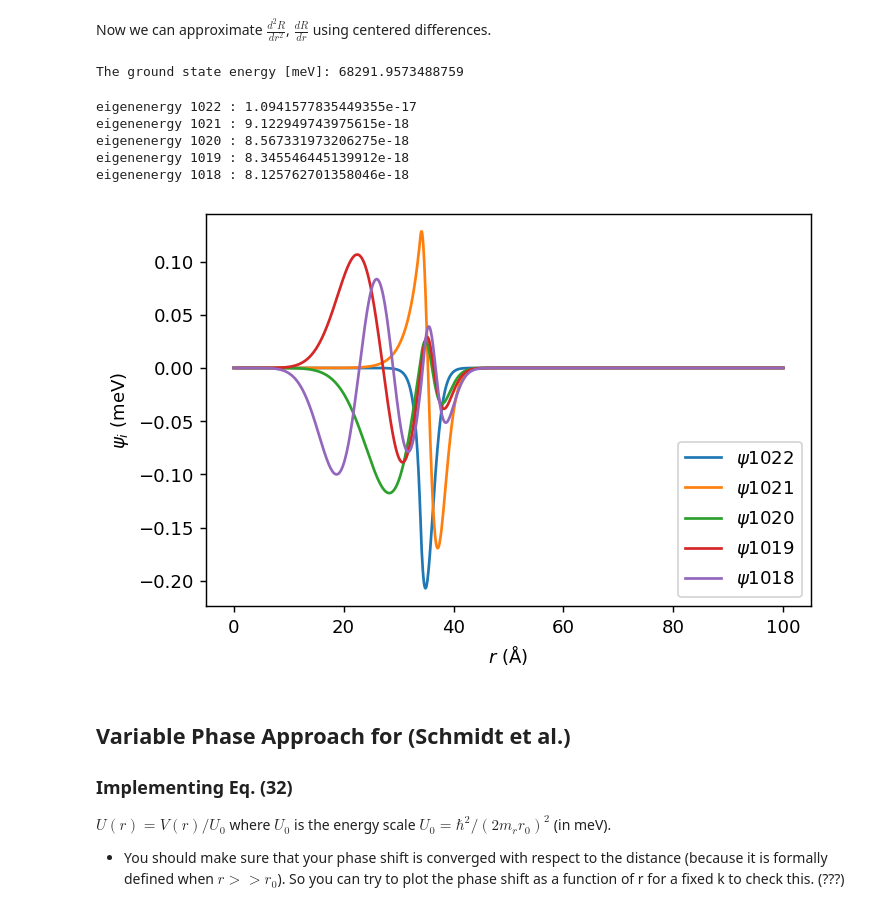
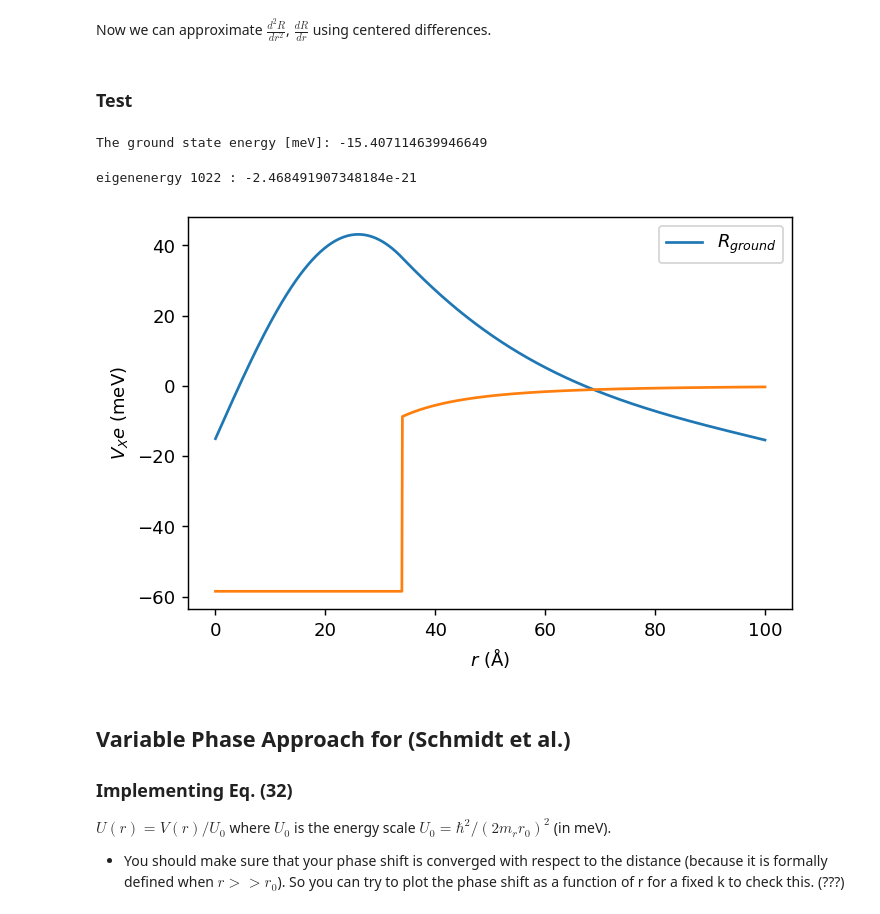
Before and after one commit to anabanami/scatterbrain, a Jupyter notebook: scatterbrain.ipynb, the cells around one changed output. Saved outputs shown, nothing was run; the diff lists cells and outputs as text; code cells hidden in the pictures.

Commit message:
Schmidt groundstate, must fix BCS of matrix A

```diff
--- a/scatterbrain.ipynb
+++ b/scatterbrain.ipynb
@@ -33,8 +31,10 @@ mass_eff_e = 0.47 * mass_e
 mass_eff_h = 0.54  * mass_e
 mass_X = mass_eff_e + mass_eff_h
 M_red = mass_eff_e * mass_X / (mass_eff_e + mass_X)
+print('The reduced mass:', M_red / mass_e)
 
 # table 2
 r_star = 34 * angstrom # only symmetric phase shift
 v_0 = -58.5 * meV
-alpha = 52 *  10**3 * au
+alpha = 52 * (10**3) * au
+print('The polarisability:',alpha)
@@ -111,7 +114,7 @@ Now we can approximate $\frac{d^2R}{dr^2}$, $\frac{dR}{dr}$ using centered diffe
 A = np.zeros((N,N)) # main matrix
 dr = r[1] - r[0] # step size
 
-one_onr = np.zeros_like(A)
+one_onr = np.zeros_like(A) #1/r matrix
 for j in range(N):
     one_onr[j,j] = 1 / r[j] # r is array, size: (1,N)
 # print('this is one_onr:')
@@ -130,8 +133,11 @@ for j in range(N):
 second_dR = np.zeros_like(A) # second derivative matrix
 for j in range(N):
     if j == 0:
+#         second_dR[j, j] = -2
+#         second_dR[j, j+1] = 2 # added ghostpoint
         second_dR[j, j] = -2
-        second_dR[j, j+1] = 2 # added ghostpoint
+        second_dR[j, j+1] = 2
+
     elif 0 < j < N-1:
         second_dR[j, j-1] = 1
         second_dR[j, j] = -2
@@ -141,46 +147,40 @@ for j in range(N):
 # print('this is second_dR:')
 # print(second_dR)
 
-
 Schmidt_matrix = np.zeros_like(A)
 for j in range(N):
-    Schmidt_matrix[j, j] = (2 / hbar**2) * M_red * V_Xe(r[j])
+    Schmidt_matrix[j, j] = (2 * M_red / hbar**2) * V_Xe(r[j])
 # print('this is Schmidt_matrix')
 # print(Schmidt_matrix)
 
 
-A = (1/dr**2) * second_dR + (1/ (2 * dr)) * one_onr @ first_dR - 1000 * Schmidt_matrix ########WHYYYYYY
-# print(A)
+# A = (1 / dr**2) * second_dR + (1 / (2 * dr)) * one_onr @ first_dR - Schmidt_matrix
+
+A = (1 / dr**2) * second_dR - Schmidt_matrix ######## removed: (1 / (2 * dr)) * one_onr @ first_dR
+
 # we want to Diagonalise A
 eigenvalues, unitary = np.linalg.eigh(A) # unitary's columns are eigenvectors of A
+# %% [markdown]
+### Test
 # %%
-E_ground = (eigenvalues[1022] * hbar**2) / (2 * M_red)
-print(r'The ground state energy [meV]:', E_ground / meV)
+E_ground = -(eigenvalues[1022] * hbar**2) / (2 * M_red)
+print('The ground state energy [meV]:', E_ground / meV)
 # %% [output]
-The ground state energy [meV]: 68291.9573488759
+The ground state energy [meV]: -15.407114639946649
 # %%
-for i in range(1022,1017,-1):
-    E_i = (eigenvalues[i] * hbar**2) / (2 * M_red)
-    psi,= plt.plot(r / angstrom, unitary[:, i] + E_i, label=f"$\psi{i}$")
-    print('eigenenergy', i, ':', E_i)
-    plt.legend() # loc='center right', bbox_to_anchor=(1.3, 0.5))
+# for i in range(1022,1017,-1):
 
-#plt.plot(r / angstrom, V_Xe(r))
-ylabel = plt.ylabel(r'$\psi_i$ (meV)')
+i = 1022
+E_i = -(eigenvalues[i] * hbar**2) / (2 * M_red)
+plt.plot(r / angstrom, v_0 * unitary[:, i] / (abs(unitary[:, i]).max() * meV) + E_i / meV, label="$R_{ground}$")
+print('eigenenergy', i, ':', E_i)
+plt.legend()
+
+plt.plot(r / angstrom, V_Xe(r) / meV)
+ylabel = plt.ylabel(r'$V_Xe$ (meV)')# ' and $R_{ground}$ (arb) ')
 plt.xlabel(r'$r$ (Å)')
-plt.savefig('5_boundstates_e3.png')
+plt.savefig('state.png')
 plt.show()
-
-# plt.axis(ymin = -.35, ymax = .2)
-# ylabel = plt.ylabel(r'$V_{Xe}$ and $\psi$', fontsize=10, labelpad=20)
-# # ylabel.set_rotation(0)
-# plt.xlabel(r'$r$ (Å)')
-# plt.savefig('Schmidt_and_boundstate.png')
-# plt.show()
 # %% [output]
-eigenenergy 1022 : 1.0941577835449355e-17
-eigenenergy 1021 : 9.122949743975615e-18
-eigenenergy 1020 : 8.567331973206275e-18
-eigenenergy 1019 : 8.345546445139912e-18
-eigenenergy 1018 : 8.125762701358046e-18
+eigenenergy 1022 : -2.468491907348184e-21
-[figure, old version]
+[figure, new version]
```
Also changed, not shown: parts of 9 cells of this notebook, 20 other files.
